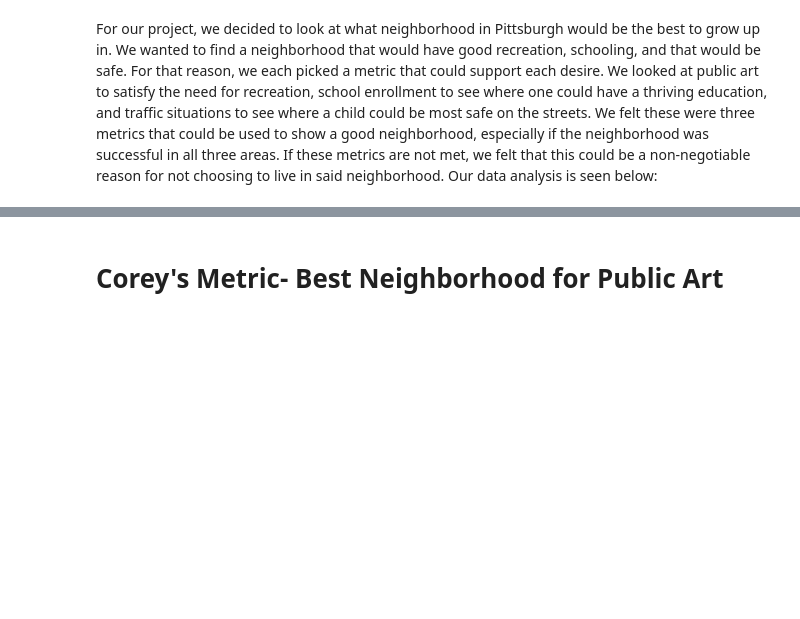
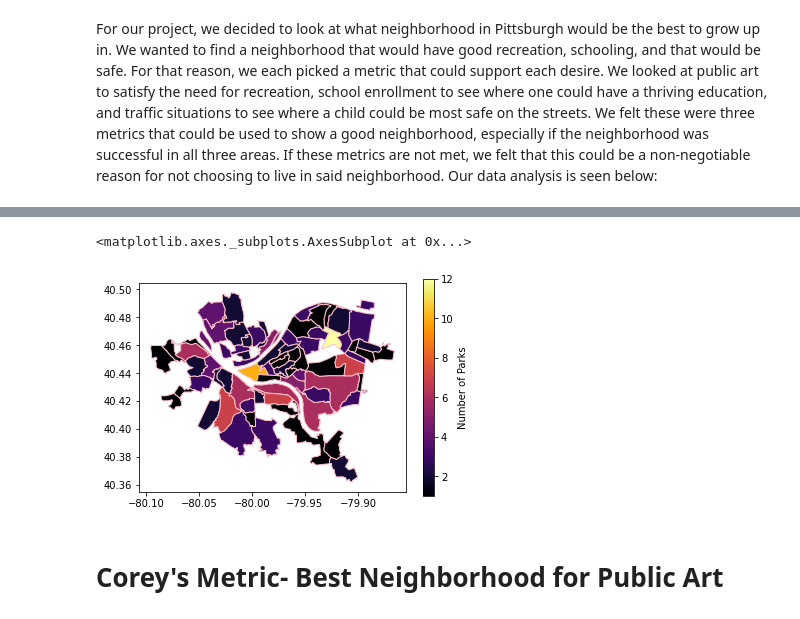
Before and after one commit to kaitlynnaehr/Final-Project-CMPINF0010, a Jupyter notebook: Final_Notebook.ipynb, the cells around one changed output, grey strips where cells are left out. Cells and saved outputs as stored; diff of their text form; code cells hidden in the pictures; blank space fills up the shorter version.

```diff
--- a/Final_Notebook.ipynb
+++ b/Final_Notebook.ipynb
@@ -8,0 +88,4 @@ For our project, we decided to look at what neighborhood in Pittsburgh would be
+# %%
+#merge my art data frame and the shape file
+parks_map = neighborhoods.merge(park_df, how = 'left', left_on='hood', right_on='neighborhood')
+parks_map[['hood','number of parks','geometry']]
@@ -9,3 +106,14 @@ For our project, we decided to look at what neighborhood in Pittsburgh would be
+# %%
+#plots the map of the data
+parks_map.plot(column='number of parks',
+             cmap = 'inferno',
+            edgecolor="pink",
+            legend=True,
+            legend_kwds={'label':"Number of Parks"},
+            )
+# %% [output]
+<matplotlib.axes._subplots.AxesSubplot at 0x...>
+[figure, added]
 # %% [markdown]
 # Corey's Metric- Best Neighborhood for Public Art
 # %% [markdown]
```
Also changed, not shown: parts of 11 cells of this notebook, 2 other files.
